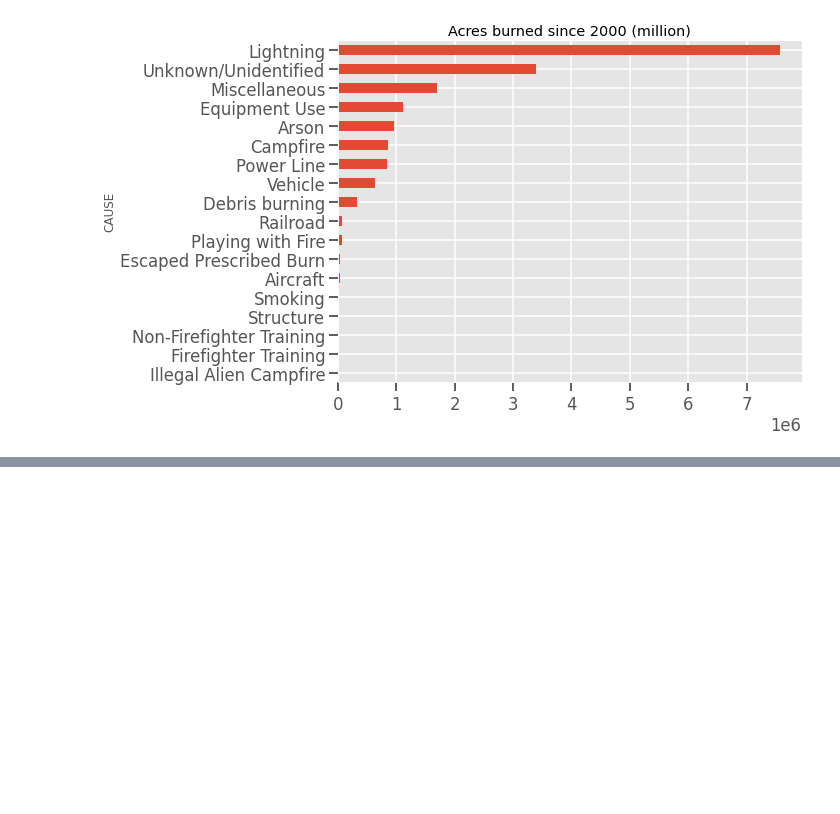
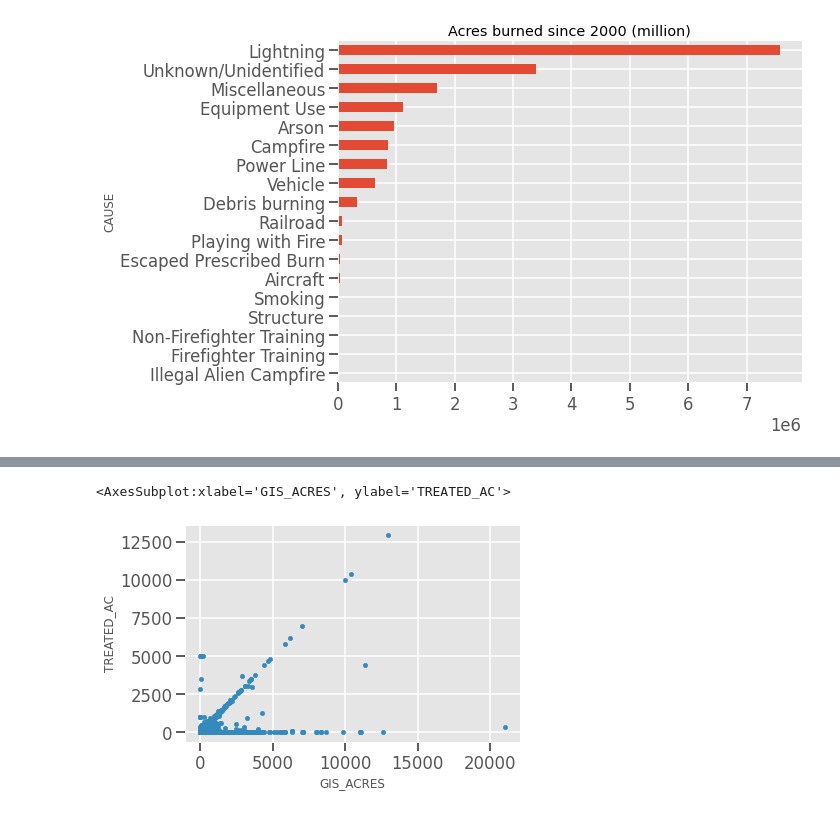
Before and after one commit to jlricon/open_nintil, a Jupyter notebook: wildfires/Analysis.ipynb, the cells around one changed output, grey strips where cells are left out. Saved outputs shown, nothing was run; the diff lists cells and outputs as text; code cells hidden in the pictures; blank space fills up the shorter version.

```diff
--- a/wildfires/Analysis.ipynb
+++ b/wildfires/Analysis.ipynb
@@ -329,0 +406,6 @@ Name: GIS_ACRES, Length: 88, dtype: float64
+# %%
+# Why are these different?
+frame[['GIS_ACRES','TREATED_AC']].plot.scatter("GIS_ACRES","TREATED_AC")
+# %% [output]
+<AxesSubplot:xlabel='GIS_ACRES', ylabel='TREATED_AC'>
+[figure, added]
```
Also changed, not shown: parts of 20 cells of this notebook, 1 other file.
